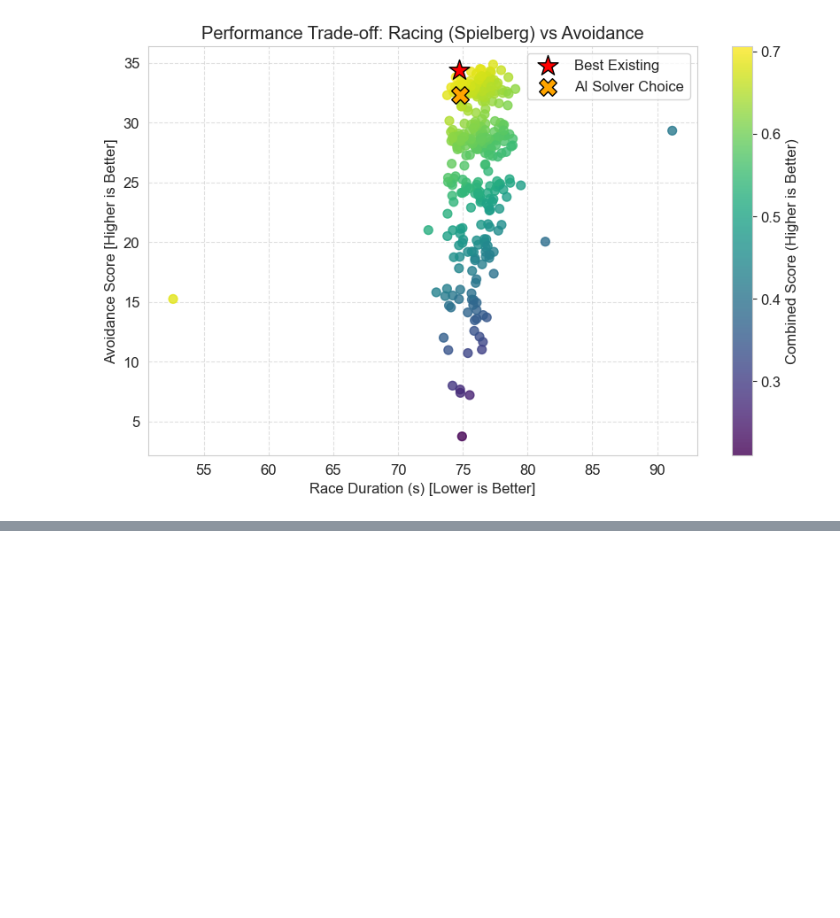
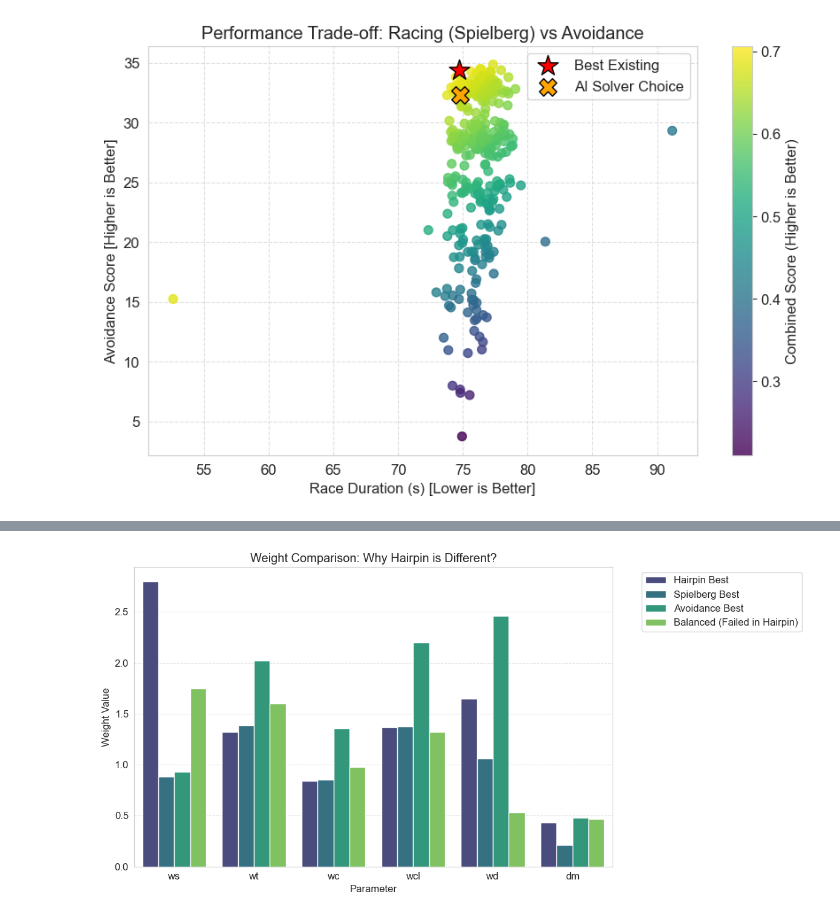
Before and after one commit to SSUNOWL/ROS2_AUTODRIVING, a Jupyter notebook: analyze_mux_logs.ipynb, the cells around one changed output, grey strips where cells are left out. Drawn from its saved outputs; the diff is of its cells as text; code cells hidden in the pictures; blank space fills up the shorter version.

```diff
--- a/analyze_mux_logs.ipynb
+++ b/analyze_mux_logs.ipynb
@@ -1366,0 +1539,80 @@ FileNotFoundError: [Errno 2] No such file or directory: 'simulation_results_mux_
+# %%
+import pandas as pd
+import numpy as np
+import matplotlib.pyplot as plt
+import seaborn as sns
+
+# 1. 데이터 로드
+df_race = pd.read_csv('./summary/simulation_summary_mux_speed.csv')
+df_avoid = pd.read_csv('./summary/simulation_results_mux_params_avoid.csv')
+
+# 2. 각 시나리오별 최적 파라미터 추출
+
+# (1) Hairpin Best (Success & Fastest)
+df_hairpin = df_race[
+    (df_race['map'].str.contains('hairpin', case=False, na=False)) &
+    (df_race['is_success'] == True)
+].sort_values('duration_s')
+
+if not df_hairpin.empty:
+    best_hairpin = df_hairpin.iloc[0]
+else:
+    best_hairpin = None
+
+# (2) Spielberg Best (Success & Fastest, No Hairpin)
+df_spielberg = df_race[
+    (df_race['map'].str.contains('Spielberg', case=False, na=False)) &
+    (~df_race['map'].str.contains('hairpin', case=False, na=False)) &
+    (df_race['is_success'] == True)
+].sort_values('duration_s')
+
+if not df_spielberg.empty:
+    best_spielberg = df_spielberg.iloc[0]
+else:
+    best_spielberg = None
+
+# (3) Avoidance Best (Highest Score)
+# Assuming Score_FGM_mean is the metric
+df_avoid_sorted = df_avoid.sort_values('Score_FGM_mean', ascending=False)
+best_avoid = df_avoid_sorted.iloc[0]
+
+# (4) Balanced (Previous Finding)
+# ws=1.75, wt=1.60, wc=0.98, wcl=1.32, wd=0.53, dm=0.47
+# We'll just manually create this series for comparison
+balanced_params = pd.Series({
+    'ws': 1.75, 'wt': 1.60, 'wc': 0.98, 'wcl': 1.32, 'wd': 0.53, 'dm': 0.47
+}, name='Balanced (50:50)')
+
+# 3. 파라미터 비교 데이터프레임 생성
+param_cols = ['ws', 'wt', 'wc', 'wcl', 'wd', 'dm']
+comparison_data = {}
+
+if best_hairpin is not None:
+    comparison_data['Hairpin Best'] = best_hairpin[param_cols]
+if best_spielberg is not None:
+    comparison_data['Spielberg Best'] = best_spielberg[param_cols]
+comparison_data['Avoidance Best'] = best_avoid[param_cols]
+comparison_data['Balanced (Failed in Hairpin)'] = balanced_params
+
+df_comparison = pd.DataFrame(comparison_data)
+
+# 4. 시각화 (Radar Chart or Bar Chart)
+# Bar chart is clearer for individual parameter comparison
+df_comp_transposed = df_comparison.T
+df_comp_transposed.reset_index(inplace=True)
+df_comp_transposed.rename(columns={'index': 'Scenario'}, inplace=True)
+
+df_melted = df_comp_transposed.melt(id_vars='Scenario', var_name='Parameter', value_name='Weight Value')
+
+plt.figure(figsize=(12, 6))
+sns.barplot(data=df_melted, x='Parameter', y='Weight Value', hue='Scenario', palette='viridis')
+plt.title('Weight Comparison: Why Hairpin is Different?')
+plt.grid(True, axis='y', linestyle='--', alpha=0.5)
+plt.legend(bbox_to_anchor=(1.05, 1), loc='upper left')
+plt.tight_layout()
+plt.savefig('weight_comparison_hairpin.png')
+
+# 5. Result Printing
+print("=== Best Parameters by Scenario ===")
+print(df_comparison)
+# %% [output]
@@ -1366,0 +1627 @@ FileNotFoundError: [Errno 2] No such file or directory: 'simulation_results_mux_
+[figure, added]
```
Also changed, not shown: parts of 15 cells of this notebook, 3 other files.
